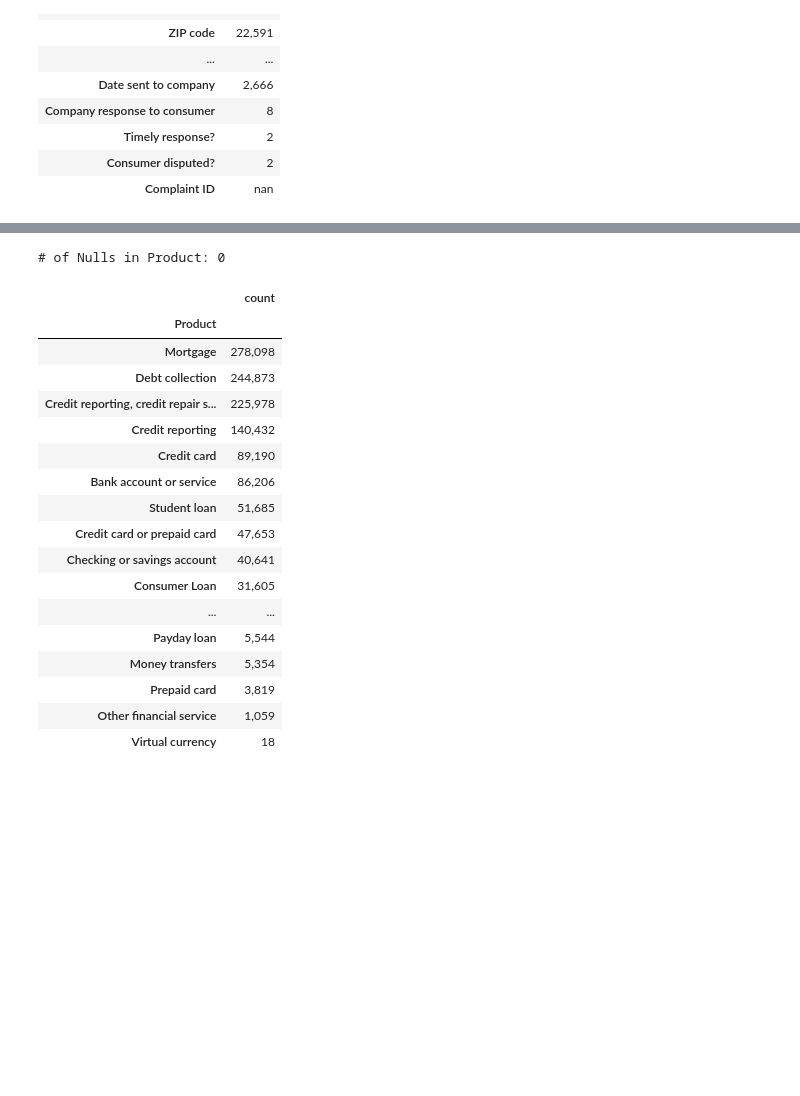
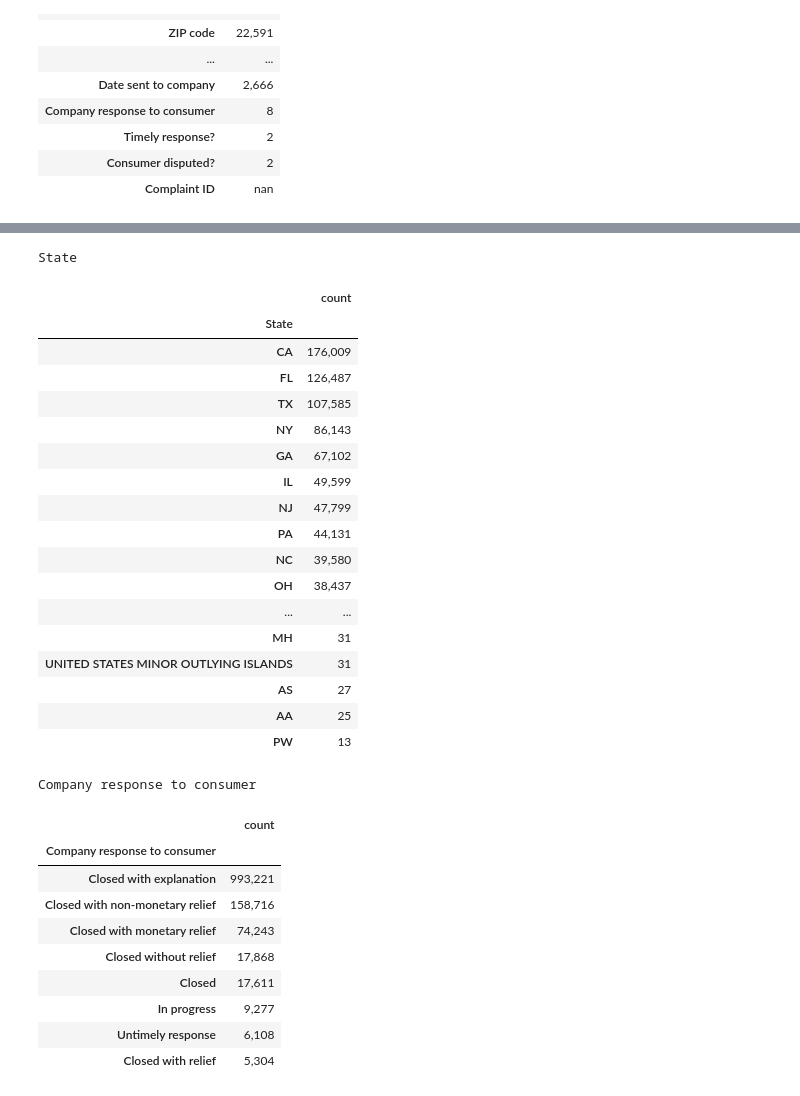
Before and after one commit to mddunlap924/PyTorch-LLM, a Jupyter notebook: notebooks/eda.ipynb, the cells around one changed output, grey strips where cells are left out. Cells and saved outputs as stored; diff of their text form; code cells hidden in the pictures; blank space fills up the shorter version.

```diff
--- a/notebooks/eda.ipynb
+++ b/notebooks/eda.ipynb
@@ -36,3 +37,25 @@ del tmp
 | Timely response? | 2 |
 | Consumer disputed? | 2 |
 | Complaint ID | nan |
+# %%
+# Number of nulls in source fields
+source_fields = ['Consumer complaint narrative',
+                 'State',
+                 'Company response to consumer']
+target = 'Product'
+print(f'Number of Non-Nulls in Each Column BEFORE Removing Nulls')
+n_rows = len(df)
+for col in source_fields:
+    print(f'\t{col}: {n_rows - df[col].isnull().sum():,}')
+
+# Reduce the dataframe to only non-null consumer complaints
+data = (df.dropna(subset=source_fields)
+        .reset_index(drop=True))
+print((f'CFPB Data Shape After Removing Nulls:'
+       f'({data.shape[0]:,}, {data.shape[1]})'))
+
+# Number of nulls in source fields AFTER removing Nulls
+print(f'Number of Non-Nulls in Each Column AFTER Removing Nulls')
+n_rows = len(data)
+for col in source_fields:
+    print(f'\t{col}: {n_rows - data[col].isnull().sum():,}')
@@ -39,28 +72,38 @@ del tmp
 # %%
-# Number of nulls in Product
-print(f'# of Nulls in Product: {df.Product.isnull().sum()}')
-
-# Counts for each value in field 'Product'
-tmp = df.Product.value_counts().to_frame().style.format("{:,.0f}")
-display(tmp)
-del tmp
+# Value counts for each categorical source field and target
+for col in source_fields[1:] + [target]:
+    print(col)
+    tmp = df[col].value_counts().to_frame().style.format("{:,.0f}")
+    display(tmp)
+    del tmp
 # %% [output]
-# of Nulls in Product: 0
+State
 |  | count |
-| Product |  |
-| Mortgage | 278,098 |
-| Debt collection | 244,873 |
-| Credit reporting, credit repair s... | 225,978 |
-| Credit reporting | 140,432 |
-| Credit card | 89,190 |
-| Bank account or service | 86,206 |
-| Student loan | 51,685 |
-| Credit card or prepaid card | 47,653 |
-| Checking or savings account | 40,641 |
-| Consumer Loan | 31,605 |
+| State |  |
+| CA | 176,009 |
+| FL | 126,487 |
+| TX | 107,585 |
+| NY | 86,143 |
+| GA | 67,102 |
+| IL | 49,599 |
+| NJ | 47,799 |
+| PA | 44,131 |
+| NC | 39,580 |
+| OH | 38,437 |
 | ... | ... |
-| Payday loan | 5,544 |
-| Money transfers | 5,354 |
-| Prepaid card | 3,819 |
-| Other financial service | 1,059 |
-| Virtual currency | 18 |
+| MH | 31 |
+| UNITED STATES MINOR OUTLYING ISLANDS | 31 |
+| AS | 27 |
+| AA | 25 |
+| PW | 13 |
+Company response to consumer
+|  | count |
+| Company response to consumer |  |
+| Closed with explanation | 993,221 |
+| Closed with non-monetary relief | 158,716 |
+| Closed with monetary relief | 74,243 |
+| Closed without relief | 17,868 |
+| Closed | 17,611 |
+| In progress | 9,277 |
+| Untimely response | 6,108 |
+| Closed with relief | 5,304 |
```
Also changed, not shown: parts of 9 cells of this notebook, 3 other files.
